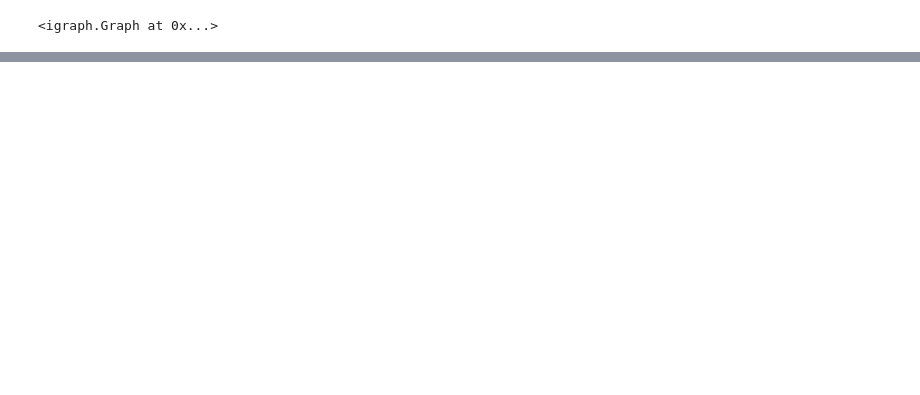
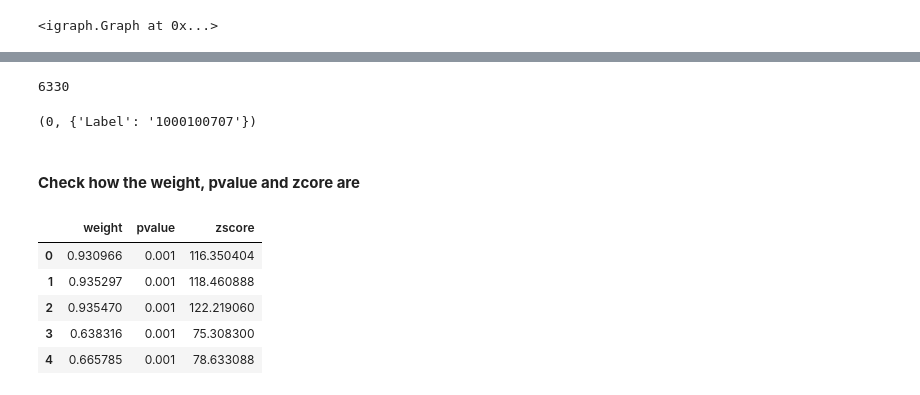
Before and after one commit to filipinascimento/coordinationz, a Jupyter notebook: experiments/cohashtag/check_result.ipynb, the cells around one changed output, grey strips where cells are left out. Saved outputs shown, nothing was run; the diff lists cells and outputs as text; code cells hidden in the pictures; blank space fills up the shorter version.

```diff
--- a/experiments/cohashtag/check_result.ipynb
+++ b/experiments/cohashtag/check_result.ipynb
@@ -17,0 +75,10 @@ attributes
+# %%
+path="/N/project/INCAS/merge_network/cuba_cohashtag_10.xnet"
+graph_10 = load(path)
+print(graph_10.vcount())
+
+filename="/N/project/INCAS/merge_network/cuba_cohashtag_10.gml"
+
+G = save_xnet_to_gml(graph_10, filename)
+# %% [output]
+6330
@@ -17,0 +87,33 @@ attributes
+# %%
+for node in G.nodes(data=True):
+    print(node)
+    break
+
+def save_edge_attributes(gml_graph, filename):
+    all_data = []
+    for u, v, attrs in G.edges(data=True):
+        all_data.append([attrs['weight'], attrs['pvalue'], attrs['zscore']])
+
+    (pd.DataFrame(data=all_data,
+                  columns=['weight', 'pvalue', 'zscore']
+                 )
+    ).to_pickle(filename)
+
+filename='./data/cuba_network_attributes.pkl.gz'
+# %% [output]
+(0, {'Label': '1000100707'})
+# %% [markdown]
+#### **Check how the weight, pvalue and zcore are**
+# %%
+filename='./data/cuba_network_attributes.pkl.gz'
+
+df_attr = pd.read_pickle(filename)
+# %%
+df_attr.head()
+# %% [output]
+|  | weight | pvalue | zscore |
+| 0 | 0.930966 | 0.001 | 116.350404 |
+| 1 | 0.935297 | 0.001 | 118.460888 |
+| 2 | 0.935470 | 0.001 | 122.219060 |
+| 3 | 0.638316 | 0.001 | 75.308300 |
+| 4 | 0.665785 | 0.001 | 78.633088 |
```
Also changed, not shown: parts of 31 cells of this notebook.
